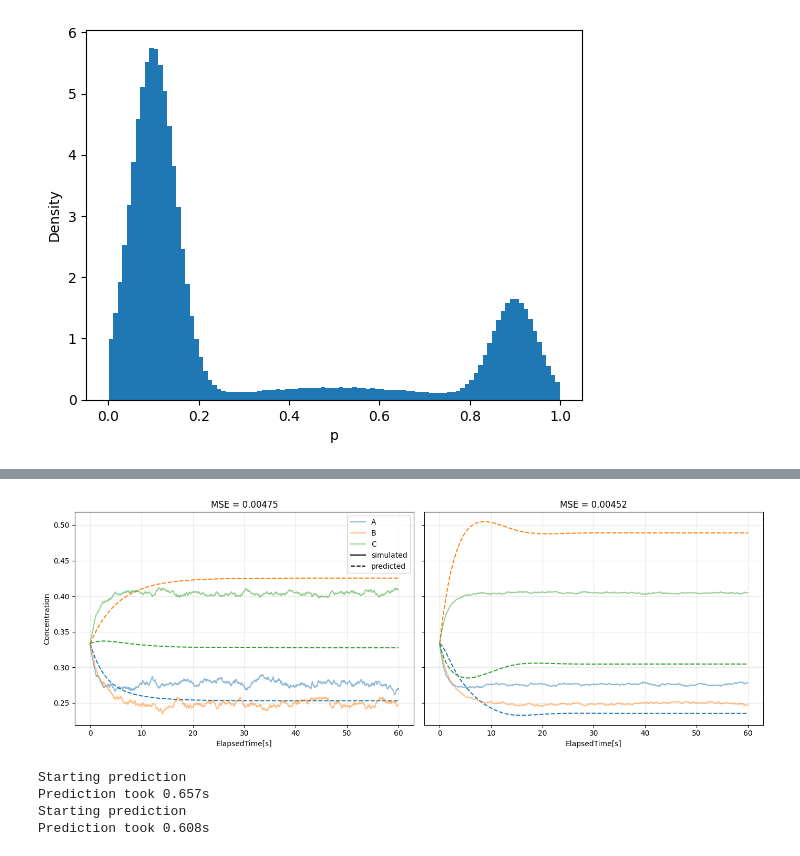
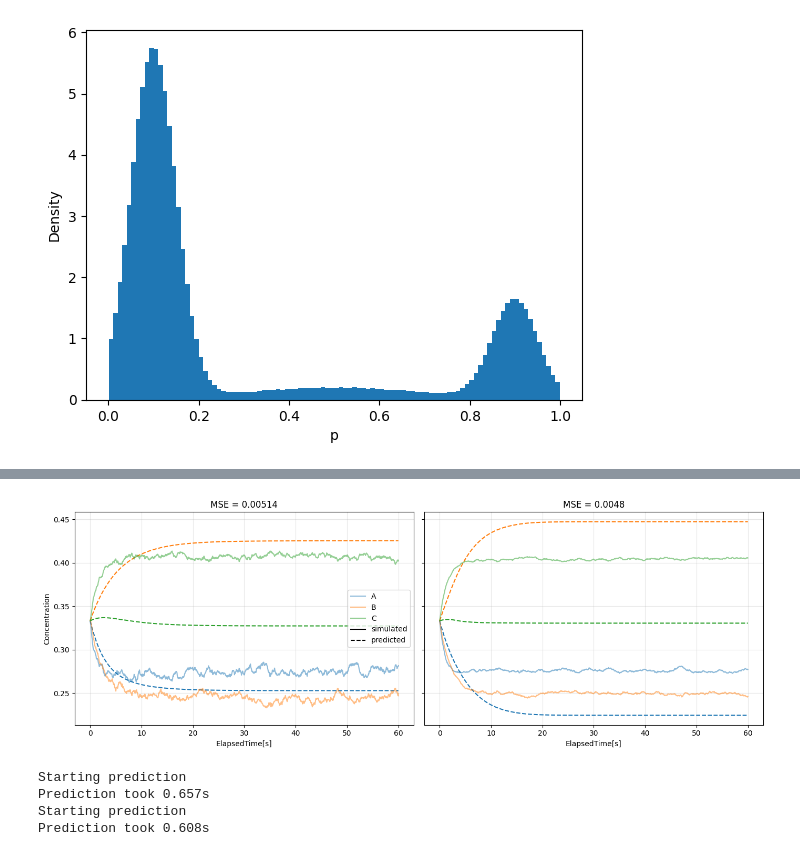
Before and after one commit to yannik131/FL_WDN, a Jupyter notebook: scripts/WDN/stuff.ipynb, the cells around one changed output, grey strips where cells are left out. Saved outputs shown, nothing was run; the diff lists cells and outputs as text; code cells hidden in the pictures.

Commit message:
full set 20 epochs, report

```diff
--- a/scripts/WDN/stuff.ipynb
+++ b/scripts/WDN/stuff.ipynb
@@ -26,25 +0,0 @@ FileNotFoundError: [Errno 2] No such file or directory: '../../datasets/WDN/full
-# %%
-import pandas as pd
-import numpy as np
-
-df = pd.read_csv("../../datasets/WDN/simple_transformation_set_2/simple_transformation_set_2_0002.csv")
-display(df)
-
-def resample_counts(df, dt=sigma):
-    time_col = "ElapsedTime[s]"
-    x = df[time_col].to_numpy()
-    new_time = np.arange(x.min(), x.max() + dt, dt)
-    count_cols = df.columns.drop(time_col)
-
-    df_interp = pd.DataFrame({time_col: new_time})
-    for col in count_cols:
-        df_interp[col] = np.interp(new_time, x, df[col].to_numpy())
-
-    N = df_interp.loc[0, count_cols].sum()
-    if N > 0:
-        df_interp[count_cols] /= N
-
-    return df_interp
-
-df = resample_counts(df)
-display(df)
@@ -299,7 +184,7 @@ for ax, df, title, first in zip(
     ["First simulation run", "Average over 10 runs"],
     [True, False]
 ):
-    set_name = "full_set_3" if first else "full_set_4_5_epochs"
+    set_name = "full_set_3" if first else "full_set_4"
     model_path = "../../results/WDN/" + set_name + ".pt"
     model = load_model(set_name)
     trajectory = predict_trajectory(model=model, initial_species_values=initial_fractions, masses=masses, reactions=reactions, steps=int(60/0.05), dt=0.05, device="cpu")
@@ -328,6 +213,6 @@ handles += [
 ]
 axes[0].legend(handles=handles)
 fig.tight_layout()
-plt.savefig("../../reports/WDN/figures/simple_prediction.jpg", dpi=300)
+# plt.savefig("../../reports/WDN/figures/simple_prediction.jpg", dpi=300)
 # %% [output]
 Starting prediction
@@ -337,4 +222,4 @@ Prediction took 0.617s
-[figure, old version]
+[figure, new version]
 # %%
 import pandas as pd
 import matplotlib.pyplot as plt
```
Also changed, not shown: parts of 6 cells of this notebook, 7 other files.
